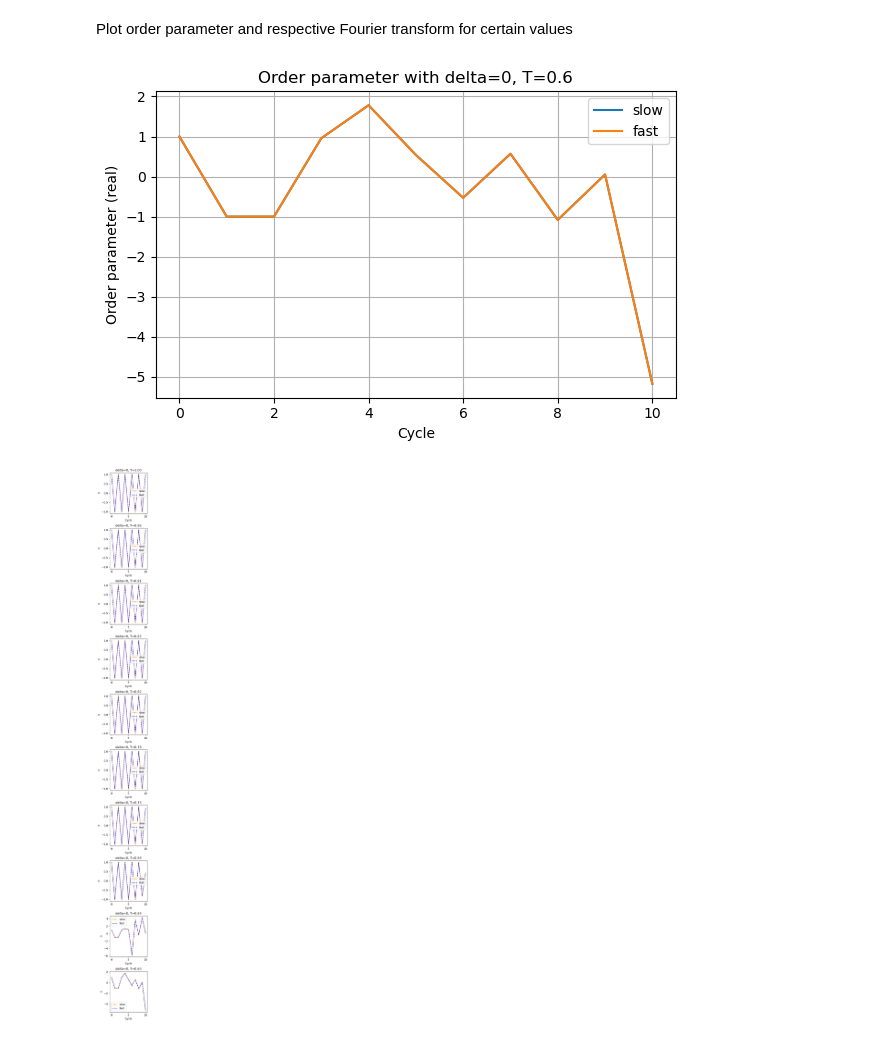
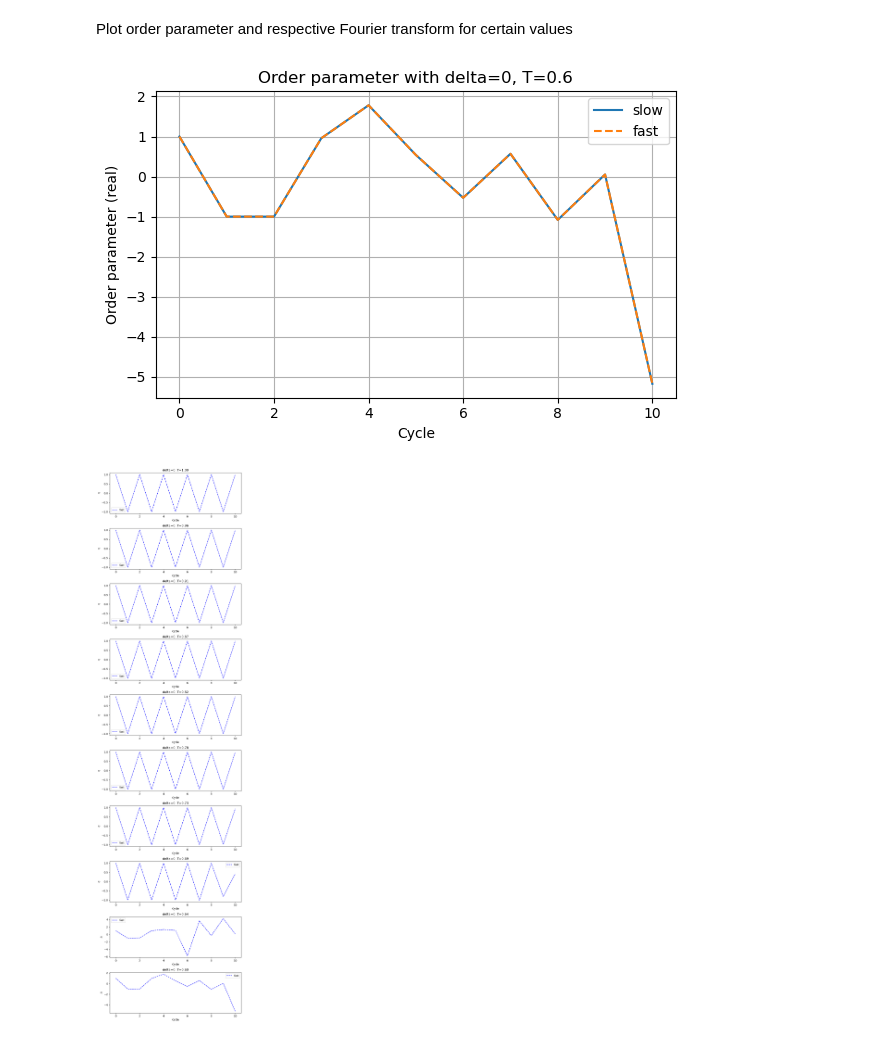
Before and after one commit to gconcheri/MasterThesis, a Jupyter notebook: PhaseDiagram.ipynb, the cells around one changed output. Saved outputs shown, nothing was run; the diff lists cells and outputs as text; code cells hidden in the pictures.

```diff
--- a/PhaseDiagram.ipynb
+++ b/PhaseDiagram.ipynb
@@ -58,11 +58,13 @@ plt.show()
 # %% [markdown]
 We run the big function!
 # %%
-delta_list = [0, 0.1]
+# delta_list = [0, 0.01, 0.02, 0.03, 0.04]
 T_list = np.linspace(1,0.6,10).tolist()
+
+delta_list = [0,0.01,0.02]
 N_cycles = 10
 # %%
-freqs, N_list, data_grid = PD.order_parameter(model, T_list, delta_list, N_cycles, method = '2')
+freqs, N_list, data_grid = PD.order_parameter_shots(model, T_list, delta_list,  N_shots= 5, N_cycles= N_cycles, method = '2')
 # %% [output]
 delta:  0 ;   T:  1.0
 delta:  0 ;   T:  0.9555555555555556
@@ -87,5 +86,8 @@ delta:  0.1 ;   T:  0.6
 # %%
-freqs_fast, N_list_fast, data_grid_fast = PD.order_parameter_parallel(model, T_list, delta_list, N_cycles, method = '2')
+freqs_fast, N_list_fast, data_grid_fast = PD.order_parameter_parallel(model, T_list, delta_list, N_cycles,
+                                                                      N_shots = 5,
+                                                                      method = '2',
+                                                                      save_dir = "op_fast_1")
 # %% [markdown]
 Save the data if wanted (doit = True)
 # %%
@@ -112,7 +116,7 @@ Plot order parameter and respective Fourier transform for certain values
 # %%
 # Choose the specific values you're interested in
 delta_target = 0
-T_target = 0.6
+T_target = T_list[9]
 
 # Get indices from mapping
 i = delta_list.index(delta_target)
@@ -130,8 +134,8 @@ op_real_fast = entry_fast['op_real']
 op_ft_fast = entry_fast['op_ft']
 # %%
 plt.figure(figsize=(6, 4))
-plt.plot(np.arange(N_cycles+1), op_real, label="slow")
-plt.plot(np.arange(N_cycles+1), op_real_fast, label = "fast")
+plt.plot(np.arange(N_cycles+1)[:11], op_real, label="slow")
+plt.plot(np.arange(N_cycles+1)[:11], op_real_fast[:11], '--', label = "fast")
 plt.xlabel("Cycle")
 plt.ylabel("Order parameter (real)")
 plt.title(f"Order parameter with delta={delta_target}, T={T_target}")
@@ -140,43 +144,43 @@ plt.grid(True)
 plt.tight_layout()
 plt.show()
 # %% [output]
-[figure, old version]
+[figure, new version]
 # %%
 nrows = len(T_list)
 ncols = 1
-fig, ax = plt.subplots(nrows = nrows, ncols=ncols, figsize= (ncols*3,nrows*3))
+fig, ax = plt.subplots(nrows = nrows, ncols=ncols, figsize= (8,nrows*3))
 
 delta_target = 0
 i = delta_list.index(delta_target)
 
 
 for idx, T in enumerate(T_list):
     # Choose the specific values you're interested in
 
     T_target = T
 
     # Get indices from mapping
     j = T_list.index(T_target)
 
     # Access the dictionary stored at that position
     entry = data_grid[i, j]
     entry_fast = data_grid_fast[i,j]
 
     # Extract what you want
     op_real = entry['op_real']
 
     op_real_fast = entry_fast['op_real']
 
-    ax[idx].plot(np.arange(N_cycles+1), op_real, '.-', color = "orange", label= "slow")
+    #ax[idx].plot(np.arange(N_cycles+1), op_real, '.-', color = "orange", label= "slow")
     ax[idx].plot(np.arange(N_cycles+1), op_real_fast, '--', color = "blue", label = "fast")
     ax[idx].set_title(f"delta={delta_target}, T={T_target:.2f}")
     ax[idx].set_xlabel("Cycle")
     ax[idx].set_ylabel(r"$\eta$")
     ax[idx].legend()
 plt.tight_layout()
 plt.show()
 # %% [output]
-[figure, old version]
+[figure, new version]
 # %%
 nrows = len(T_list)
 ncols = 1
```
Also changed, not shown: parts of 7 cells of this notebook, 35 other files.
